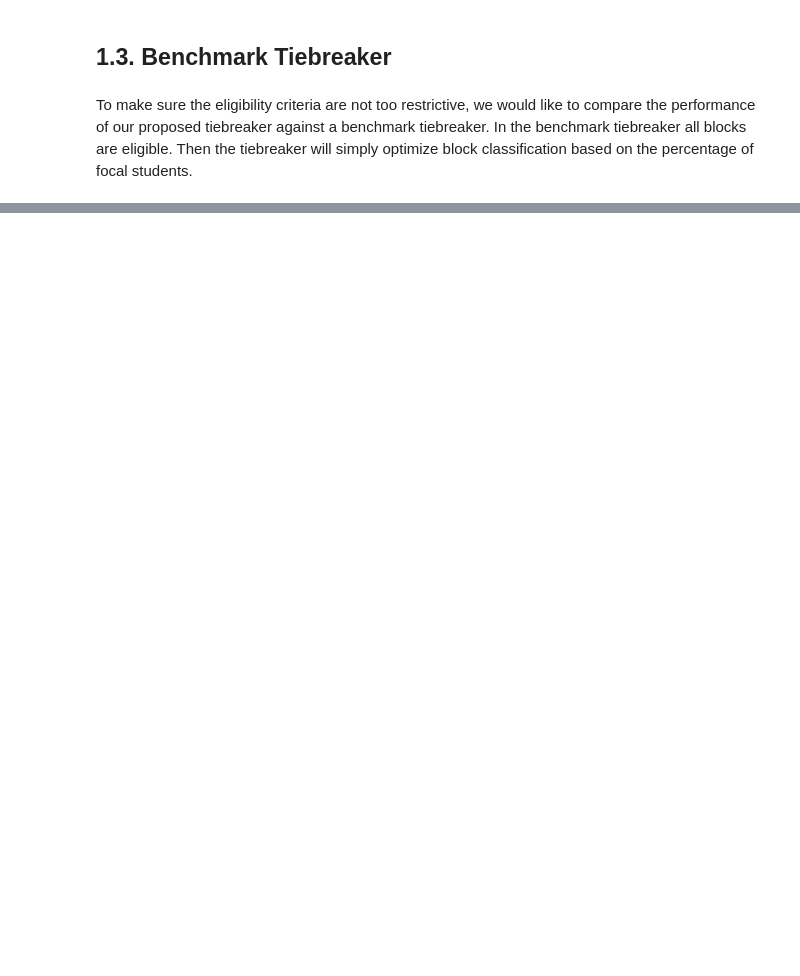
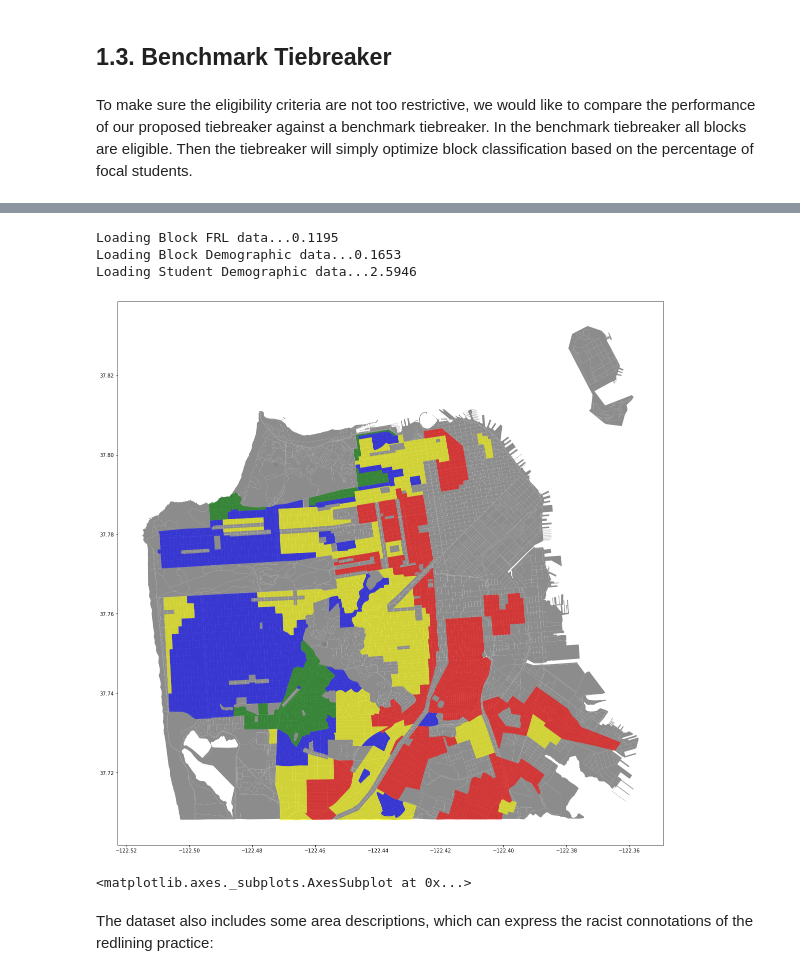
Before and after one commit to 18rberry/Operationalizing-Equity-Tiebreaker-in-SF, a Jupyter notebook: report/2. methodology.ipynb, the cells around one changed output, grey strips where cells are left out. Cells and saved outputs as stored; diff of their text form; code cells hidden in the pictures; blank space fills up the shorter version.

Commit message:
moved redlining to appropriate place

```diff
--- a/report/2. methodology.ipynb
+++ b/report/2. methodology.ipynb
@@ -3,8 +3,10 @@ import numpy as np
 import sys
 sys.path.append('../')
 
+from src.d02_intermediate.classifier_data_api import ClassifierDataApi
 from src.d04_modeling.propositional_classifier import PropositionalClassifier, andClassifier, orClassifier
-from src.d06_reporting.sample_evaluation import SampleEvaluation
+
+data = ClassifierDataApi()
 # %% [markdown]
 # 1. Methodology
 # %% [markdown]
@@ -119,0 +147,10 @@ proposed_benchmark_tiebreaker.fpr(proposed_threshold)
+# %%
+data.plot_redline_data()
+# %% [output]
+Loading Block FRL data...0.1195
+Loading Block Demographic data...0.1653
+Loading Student Demographic data...2.5946
+[figure, added]
+<matplotlib.axes._subplots.AxesSubplot at 0x...>
+# %% [markdown]
+The dataset also includes some area descriptions, which can express the racist connotations of the redlining practice:
```
Also changed, not shown: parts of 9 cells of this notebook, 3 other files.
